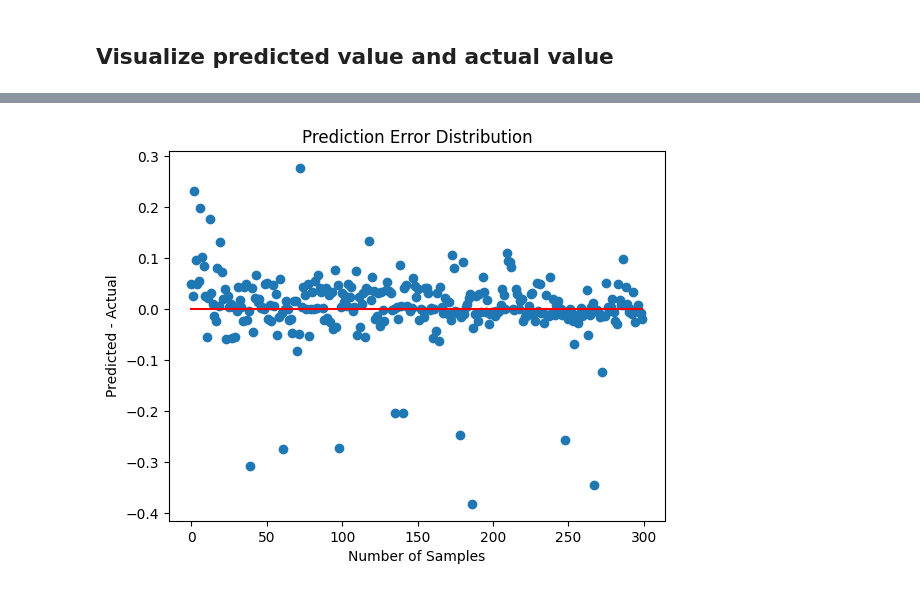
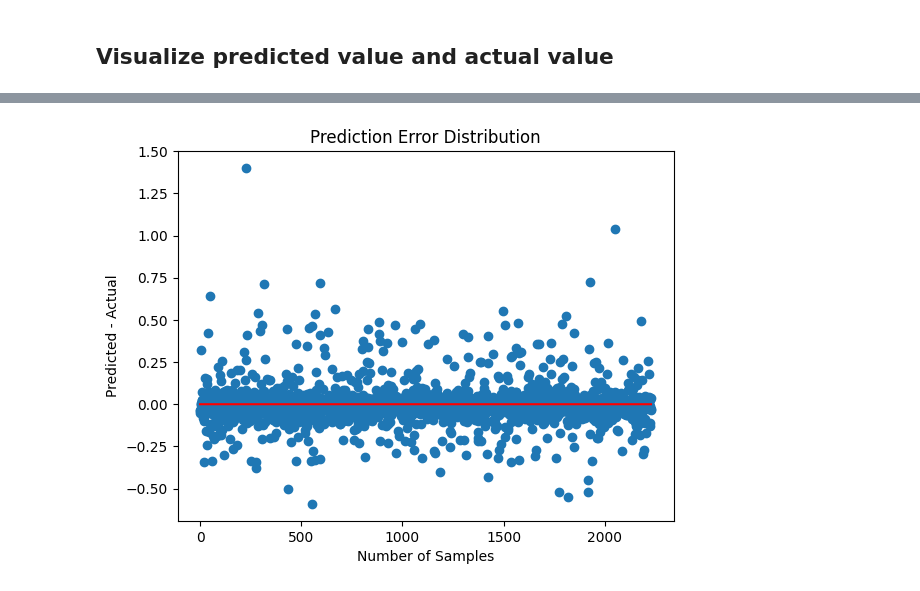
Before and after one commit to AdamKimhub/orginal-GNN-on-crystalline-materials, a Jupyter notebook: model_build.ipynb, the cells around one changed output, grey strips where cells are left out. Drawn from its saved outputs; the diff is of its cells as text; code cells hidden in the pictures.

Commit message:
maintained the model design but manipulated the data after analysing the model output

```diff
--- a/model_build.ipynb
+++ b/model_build.ipynb
@@ -158,30 +295,21 @@ def evaluate(model, loader):
 
 def predict(model, loader, actuals=False):
     model.eval()
+    predictions = []
+    actual = []
+
+    with torch.no_grad():
+        for data in loader:
+            data = data.to(device)
+            out = model(data)                      # [B]
+            predictions.append(out.view(-1).cpu().numpy())
+            if actuals:
+                actual.append(data.y.view(-1).cpu().numpy())
+
+    predictions = np.concatenate(predictions)
     if actuals:
-        predictions = []
-        actual = []
-        with torch.no_grad():
-            for data in loader:
-                data = data.to(device)
-
-                out = model(data)
-                predictions.append(out.cpu().numpy())
-                actual.append(data.y.cpu().numpy())
-
-        predictions = np.array(predictions).flatten()
-        actual = np.array(actual).flatten()
-        return predictions, actual
-    else:
-        predictions = []
-        with torch.no_grad():
-            for data in loader:
-                data = data.to(device)
-
-                out = model(data)
-                predictions.append(out.cpu().numpy())
-
-        return np.array(predictions).flatten()
+        return predictions, np.concatenate(actual)
+    return predictions
 # %%
 # Train model
 the_model = GNN_model
@@ -268,14 +396,14 @@ plt.show()
 # %%
 # Differences
-diff = predicted_values[:300] - actual_values[:300]
-plt.scatter(np.arange(300), diff)
-plt.plot(np.arange(300), np.zeros(300), c='red' )
+diff = predicted_values - actual_values
+plt.scatter(np.arange(len(diff)), diff)
+plt.plot(np.arange(len(diff)), np.zeros(len(diff)), c='red' )
 plt.xlabel('Number of Samples')
 plt.ylabel('Predicted - Actual')
 plt.title('Prediction Error Distribution')
 plt.show()
 # %% [output]
-[figure, old version]
+[figure, new version]
 # %%
 indices = range(len(actual_values))
 
```
Also changed, not shown: parts of 18 cells of this notebook, 3 other files.
